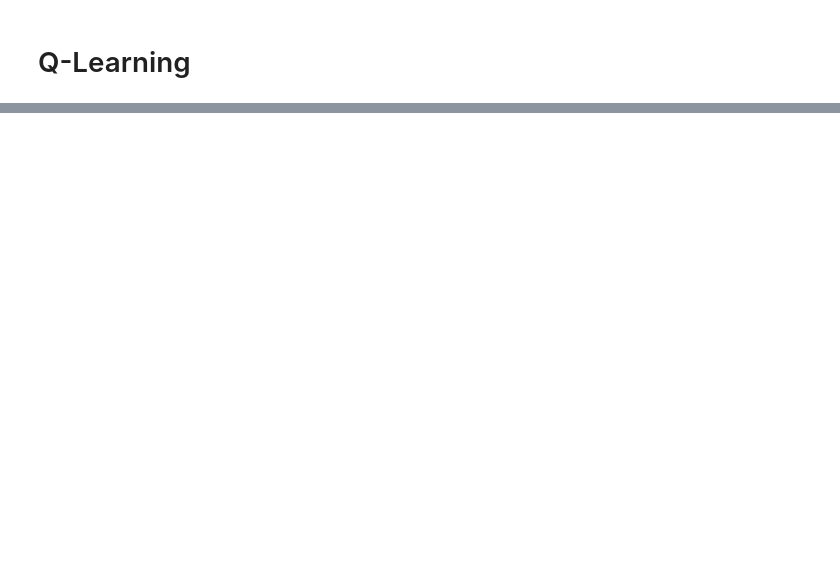
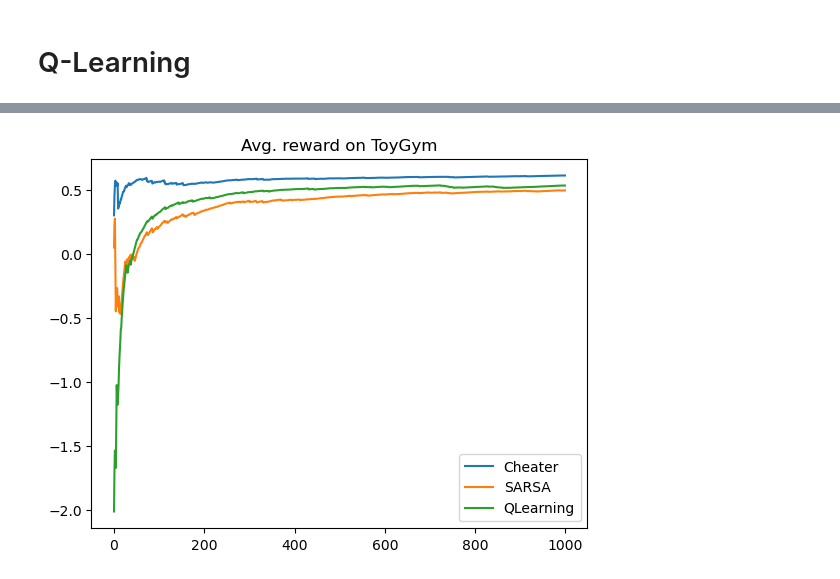
Before and after one commit to starship006/ARENA-work, a Jupyter notebook: w6/w6d3.ipynb, the cells around one changed output, grey strips where cells are left out. Drawn from its saved outputs; the diff is of its cells as text; code cells hidden in the pictures; blank space fills up the shorter version.

```diff
--- a/w6/w6d3.ipynb
+++ b/w6/w6d3.ipynb
@@ -153,0 +299,21 @@ class Random(Agent):
+# %%
+if MAIN:
+    env_norvig = gym.make("NorvigGrid-v0")
+    config_norvig = AgentConfig(0.12, 0.1, 2) # somewhat finetuned - may be overfitted
+    n_runs = 1000
+    gamma = 0.99
+    seed = 1
+    args_nor = (env_norvig, config_norvig, gamma, seed)
+    agents_norvig = [Cheater(*args_nor), SARSA(*args_nor), QLearning(*args_nor)] # [Cheater(*args_nor), QLearning(*args_nor), SARSA(*args_nor), Random(*args_nor)]
+    returns_norvig = {}
+    for agent in agents_norvig:
+        returns_norvig[agent.name] = agent.train(n_runs)
+if MAIN:
+    for agent in agents_norvig:
+        name = agent.name
+        plt.plot(utils.cummean(returns_norvig[name]), label=name)
+    plt.legend()
+    plt.title(f"Avg. reward on {env_toy.spec.name}")
+    plt.show()
+# %% [output]
+[figure, added]
```
Also changed, not shown: parts of 7 cells of this notebook.
